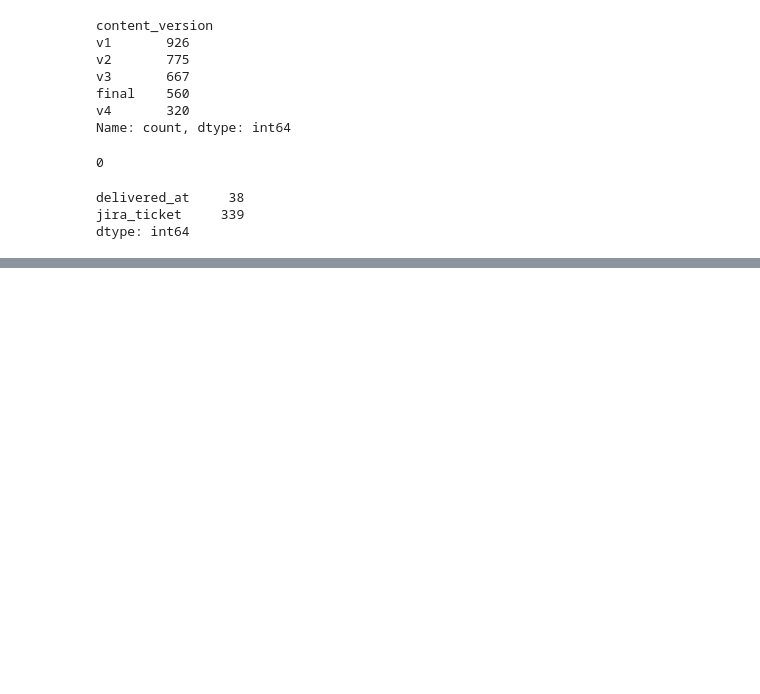
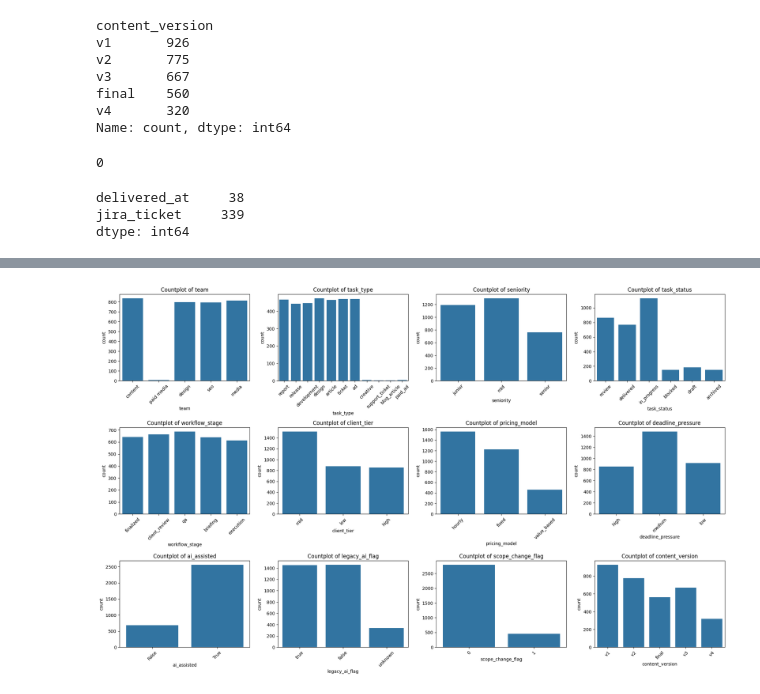
Before and after one commit to Cam-crt/FCM-Data-Alchemist, a Jupyter notebook: src/main.ipynb, the cells around one changed output, grey strips where cells are left out. Saved outputs shown, nothing was run; the diff lists cells and outputs as text; code cells hidden in the pictures; blank space fills up the shorter version.

```diff
--- a/src/main.ipynb
+++ b/src/main.ipynb
@@ -873,0 +981,12 @@ dtype: int64
+# %%
+#only an image with all this plots together
+plt.figure(figsize=(20, 20))
+for i, col in enumerate(cat_cols):
+    plt.subplot(5, 4, i + 1)
+    sns.countplot(data=raw_df, x=col)
+    plt.title(f"Countplot of {col}")
+    plt.xticks(rotation=45)
+plt.tight_layout()
+plt.show()
+# %% [output]
+[figure, added]
```
Also changed, not shown: parts of 22 cells of this notebook, 1 other file.
